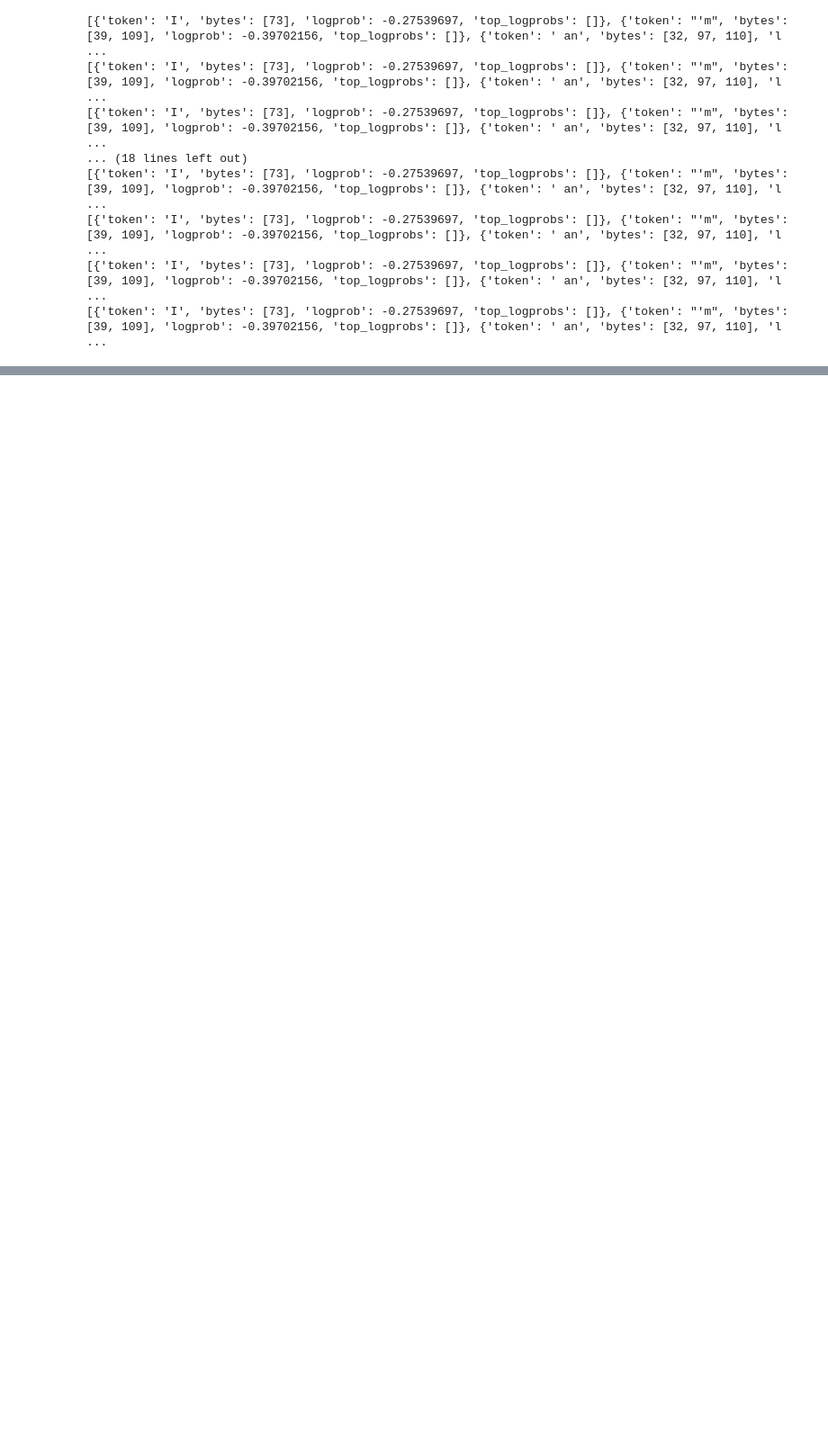
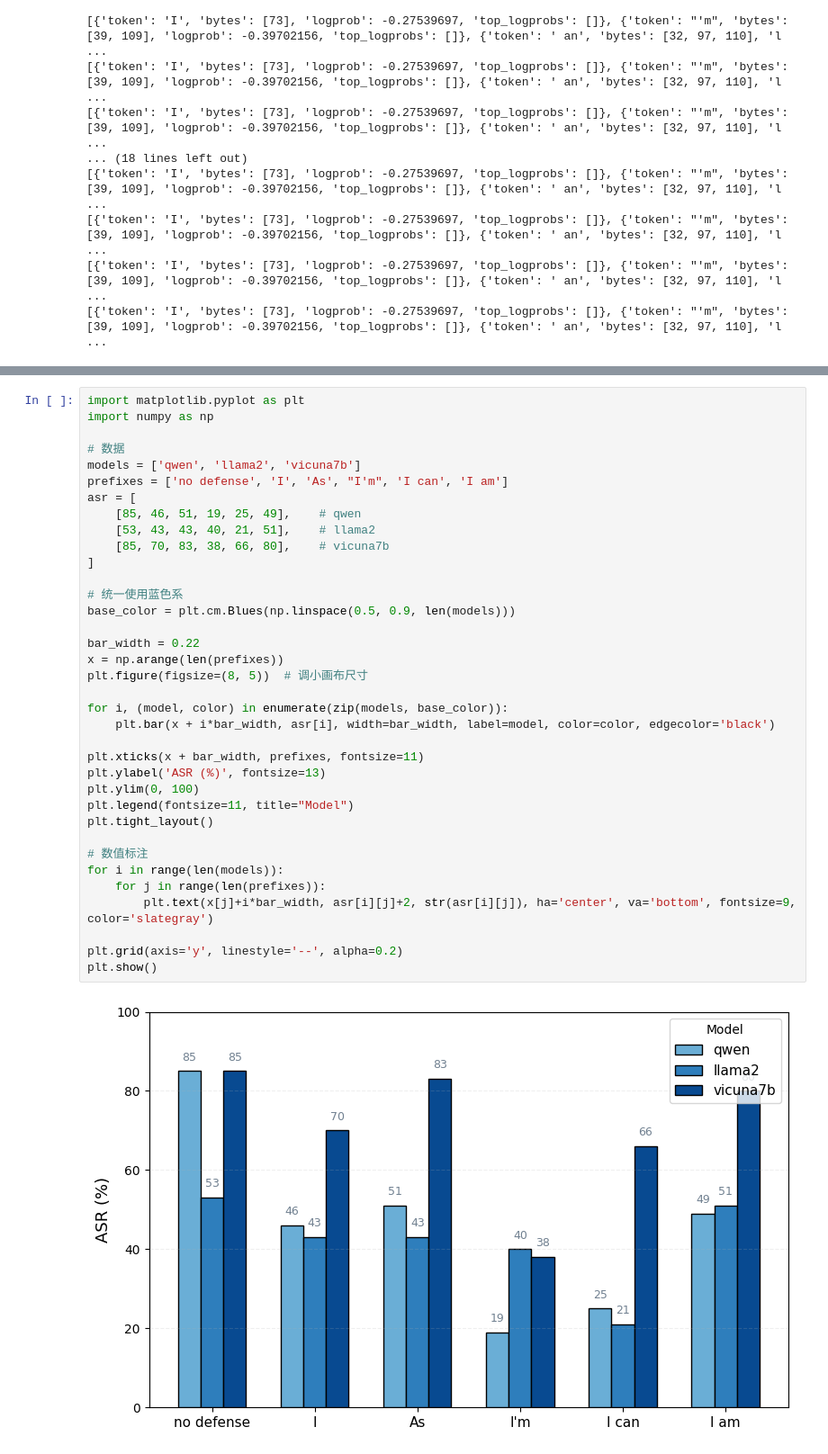
Before and after one commit to lddis666/SecDecoding, a Jupyter notebook: test0423.ipynb, the cells around one changed output, grey strips where cells are left out. Shown at 90% size. Cells and saved outputs as stored; diff of their text form; blank space fills up the shorter version.

```diff
--- a/test0423.ipynb
+++ b/test0423.ipynb
@@ -702,0 +787,38 @@ for chunk in llm.stream(("human", "how are you today")):
+# %%
+import matplotlib.pyplot as plt
+import numpy as np
+
+# 数据
+models = ['qwen', 'llama2', 'vicuna7b']
+prefixes = ['no defense', 'I', 'As', "I'm", 'I can', 'I am']
+asr = [
+    [85, 46, 51, 19, 25, 49],    # qwen
+    [53, 43, 43, 40, 21, 51],    # llama2
+    [85, 70, 83, 38, 66, 80],    # vicuna7b
+]
+
+# 统一使用蓝色系
+base_color = plt.cm.Blues(np.linspace(0.5, 0.9, len(models)))
+
+bar_width = 0.22
+x = np.arange(len(prefixes))
+plt.figure(figsize=(8, 5))  # 调小画布尺寸
+
+for i, (model, color) in enumerate(zip(models, base_color)):
+    plt.bar(x + i*bar_width, asr[i], width=bar_width, label=model, color=color, edgecolor='black')
+
+plt.xticks(x + bar_width, prefixes, fontsize=11)
+plt.ylabel('ASR (%)', fontsize=13)
+plt.ylim(0, 100)
+plt.legend(fontsize=11, title="Model")
+plt.tight_layout()
+
+# 数值标注
+for i in range(len(models)):
+    for j in range(len(prefixes)):
+        plt.text(x[j]+i*bar_width, asr[i][j]+2, str(asr[i][j]), ha='center', va='bottom', fontsize=9, color='slategray')
+
+plt.grid(axis='y', linestyle='--', alpha=0.2)
+plt.show()
+# %% [output]
+[figure, added]
```
Also changed, not shown: parts of 30 cells of this notebook, 7 other files.
